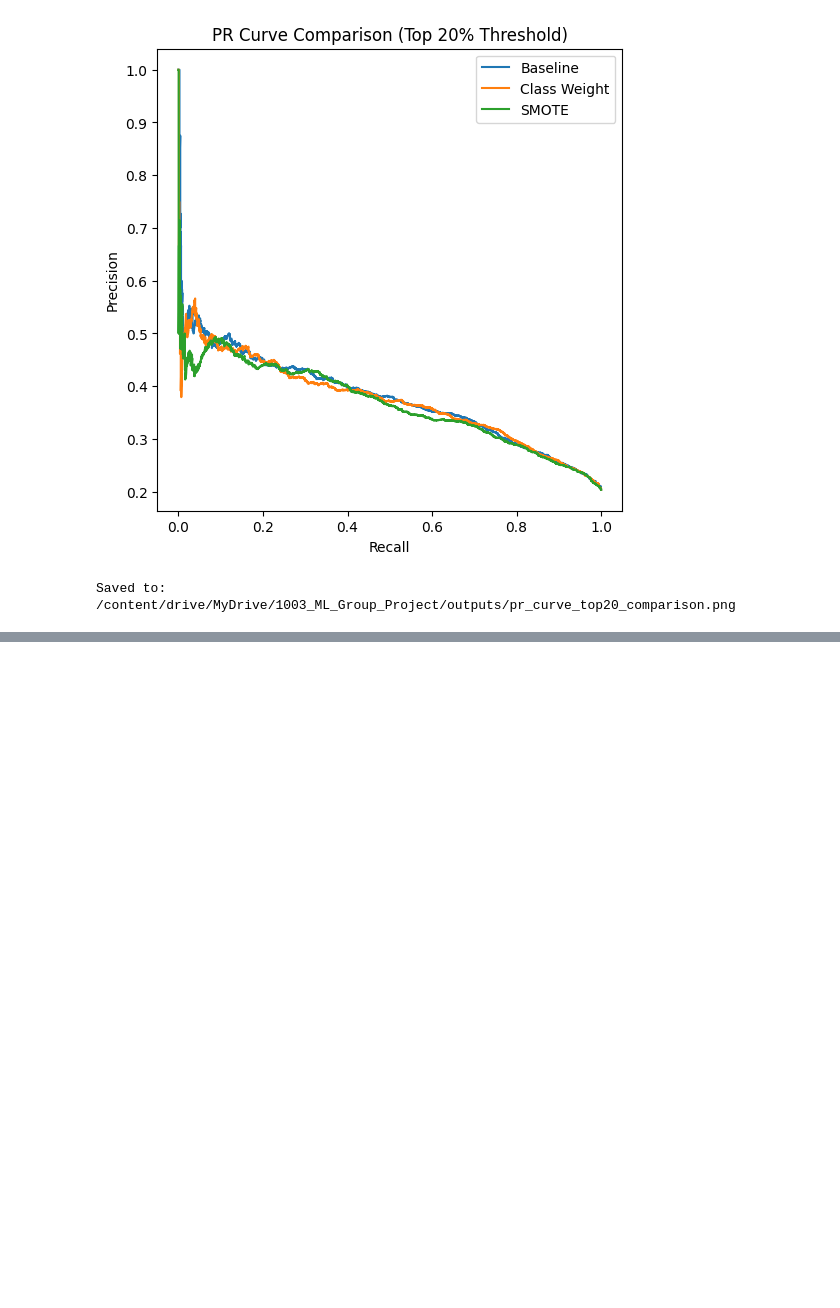
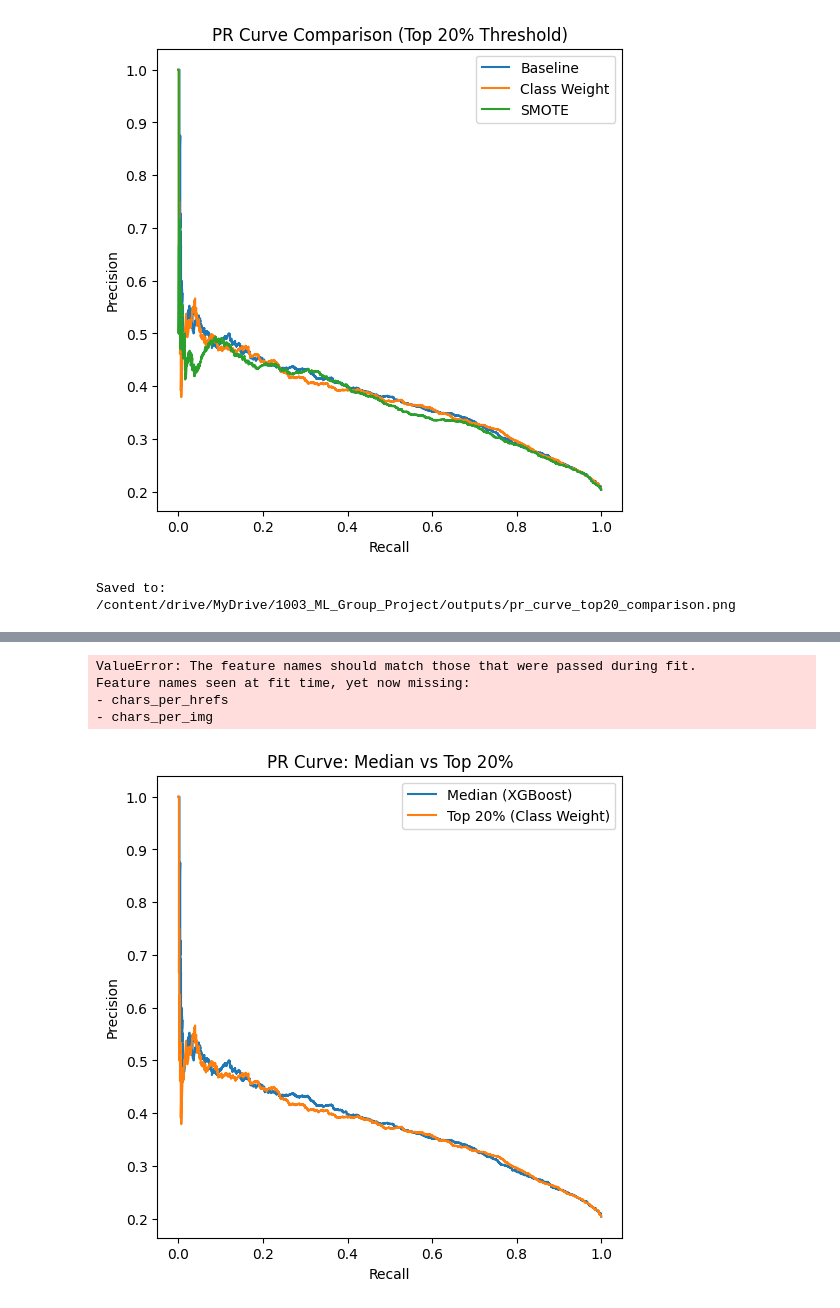
Before and after one commit to yh6384-design/ML_Online_News_Popularity, a Jupyter notebook: NB4_Extension.ipynb, the cells around one changed output, grey strips where cells are left out. Cells and saved outputs as stored; diff of their text form; code cells hidden in the pictures; blank space fills up the shorter version.

```diff
--- a/NB4_Extension.ipynb
+++ b/NB4_Extension.ipynb
@@ -446,0 +472,44 @@ Saved to: /content/drive/MyDrive/1003_ML_Group_Project/outputs/pr_curve_top20_co
+# %%
+# Load the saved NB3 XGBoost model and get prediction probabilities
+
+import joblib
+from sklearn.metrics import precision_recall_curve, average_precision_score
+
+median_model_path = f"{MODELS_DIR}/xgboost.pkl"
+xgb_median = joblib.load(median_model_path)
+
+y_pred_median = xgb_median.predict(X_test)
+y_prob_median = xgb_median.predict_proba(X_test)[:, 1]
+
+print("Median model loaded successfully")
+print("PR-AUC Median:", average_precision_score(y_test, y_prob_median))
+# %% [output]
+ValueError: The feature names should match those that were passed during fit.
+Feature names seen at fit time, yet now missing:
+- chars_per_hrefs
+- chars_per_img
+# %%
+from sklearn.metrics import precision_recall_curve
+import matplotlib.pyplot as plt
+
+# NB3
+precision_m, recall_m, _ = precision_recall_curve(y_test, y_prob_median)
+
+# NB4
+precision_t, recall_t, _ = precision_recall_curve(y_test, y_prob_w)
+
+plt.figure(figsize=(6,6))
+
+plt.plot(recall_m, precision_m, label="Median (XGBoost)")
+plt.plot(recall_t, precision_t, label="Top 20% (Class Weight)")
+
+plt.xlabel("Recall")
+plt.ylabel("Precision")
+plt.title("PR Curve: Median vs Top 20%")
+plt.legend()
+
+plt.savefig(f"{OUTPUTS_DIR}/pr_curve_median_vs_top20.png", dpi=300, bbox_inches='tight')
+
+plt.show()
+# %% [output]
+[figure, added]
```
Also changed, not shown: parts of 2 cells of this notebook.
